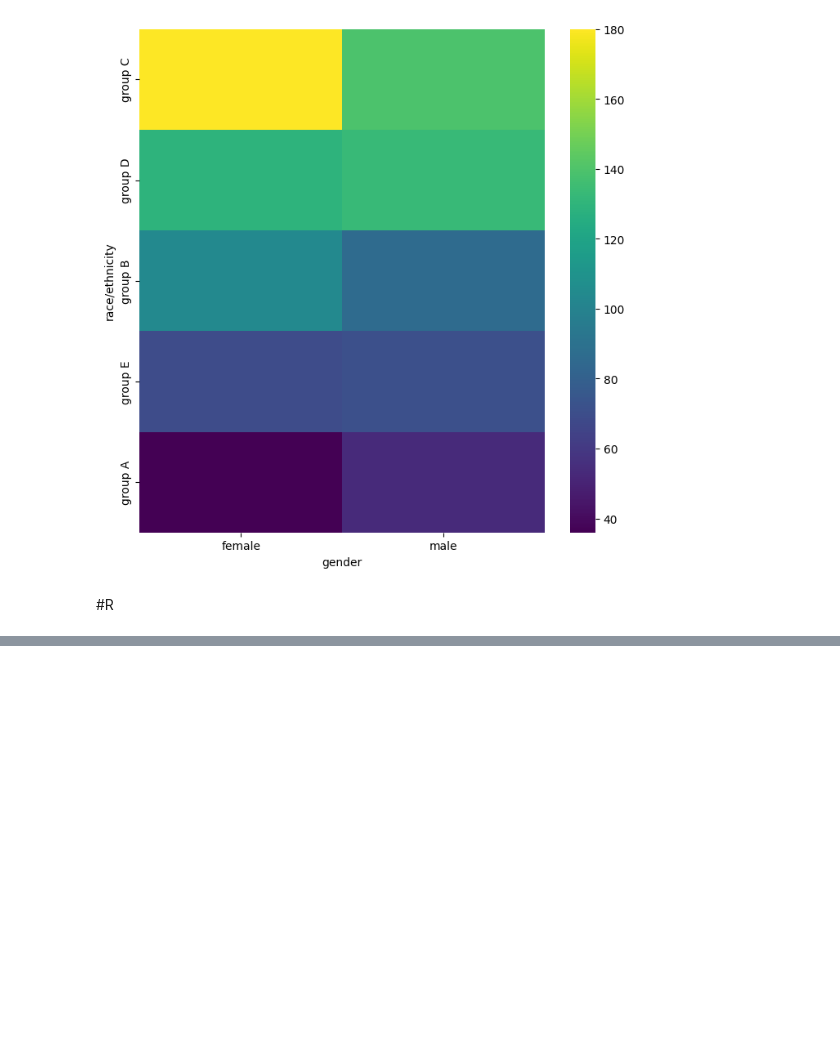
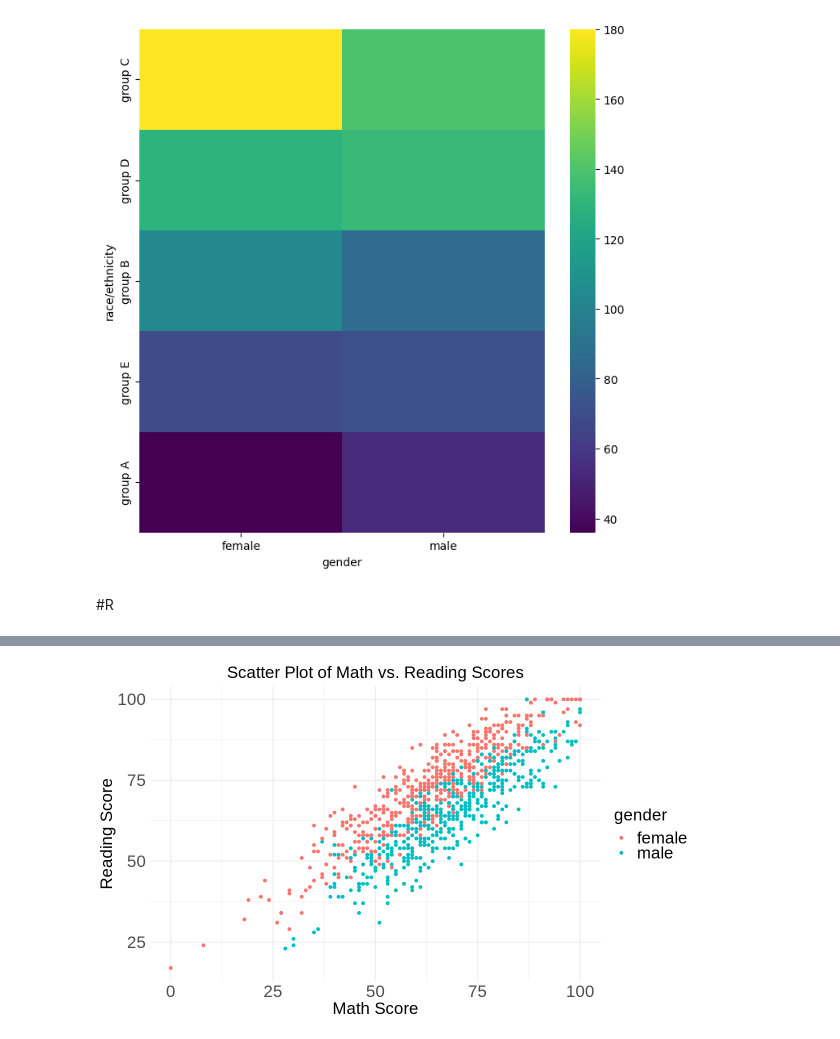
Before and after one commit to RashmitVartak/DAV, a Jupyter notebook: DAV_Exp11_63.ipynb, the cells around one changed output, grey strips where cells are left out. Saved outputs shown, nothing was run; the diff lists cells and outputs as text; code cells hidden in the pictures; blank space fills up the shorter version.

```diff
--- a/DAV_Exp11_63.ipynb
+++ b/DAV_Exp11_63.ipynb
@@ -303,0 +317,19 @@ _ = plt.ylabel('race/ethnicity')
+# %%
+df <- read.csv("/content/StudentsPerformance.csv")
+# %%
+#scatter plot of math score vs. reading scores, colored by gender
+options(repr.plot.width = 10, repr.plot.height = 6)
+ggplot(df, aes(x = math.score, y = reading.score, color = gender)) +
+  geom_point() +
+  labs(title = "Scatter Plot of Math vs. Reading Scores", x = "Math Score", y = "Reading Score") +
+  theme_minimal() +
+  theme(
+    plot.title = element_text(size = 20, hjust = 0.5),
+    axis.title.x = element_text(size = 20),
+    axis.title.y = element_text(size = 20),
+    axis.text = element_text(size = 20),
+     legend.text = element_text(size = 20),
+    legend.title = element_text(size = 20)
+  )
+# %% [output]
+[figure, added]
```
Also changed, not shown: parts of 4 cells of this notebook.
